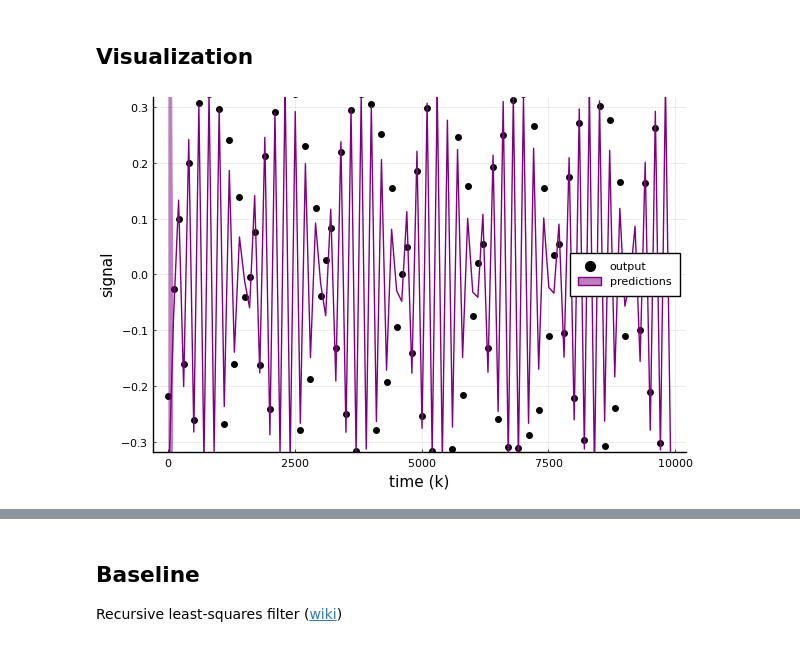
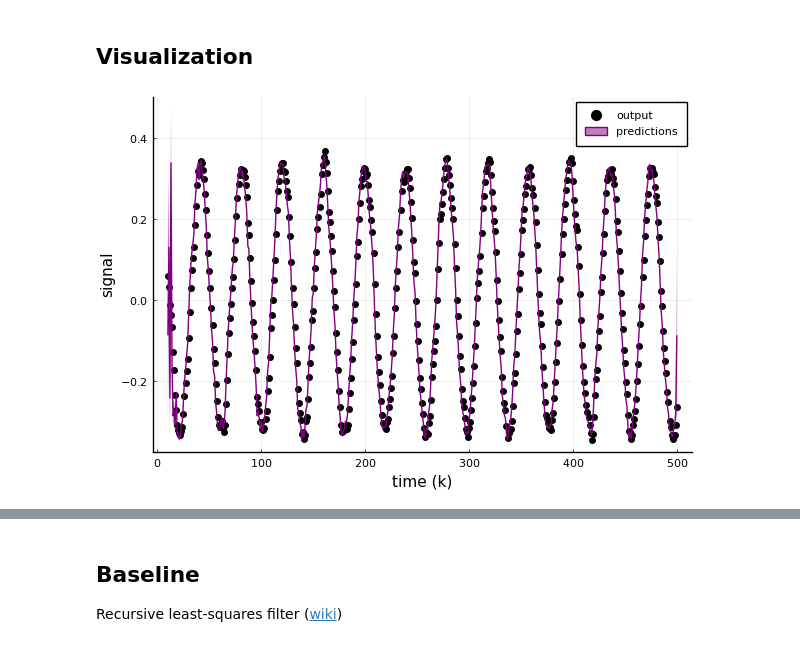
Before and after one commit to biaslab/nsi-silverbox, a Jupyter notebook: experiments-verification/experiment-NARMAX.ipynb, the cells around one changed output, grey strips where cells are left out. Saved outputs shown, nothing was run; the diff lists cells and outputs as text; code cells hidden in the pictures.

```diff
--- a/experiments-verification/experiment-NARMAX.ipynb
+++ b/experiments-verification/experiment-NARMAX.ipynb
@@ -169,11 +164,16 @@ end
 # %% [markdown]
 ## Visualization
 # %%
-tt = 100
-scatter(M:tt:T, output[M:tt:end], color="black", label="output", xlabel="time (k)", ylabel="signal", ylims=[-0.3, 0.3])
-plot!(M:tt:T, predictions[1][M+1:tt:end], ribbon=[sqrt.(predictions[2][M+1:tt:end]), sqrt.(predictions[2][M+1:tt:end])], color="purple", label="predictions")
+tt = 1
+if T > 500
+    scatter(M:tt:500, output[M:tt:500], color="black", label="output", xlabel="time (k)", ylabel="signal")
+    plot!(M:tt:500, predictions[1][M+1:tt:500], ribbon=[sqrt.(predictions[2][M+1:tt:end]), sqrt.(predictions[2][M+1:tt:end])], color="purple", label="predictions")
+else
+    scatter(M:tt:T, output[M:tt:end], color="black", label="output", xlabel="time (k)", ylabel="signal")
+    plot!(M:tt:T, predictions[1][M+1:tt:end], ribbon=[sqrt.(predictions[2][M+1:tt:end]), sqrt.(predictions[2][M+1:tt:end])], color="purple", label="predictions")
+end
 # %% [output]
-[figure, old version]
+[figure, new version]
 # %%
 tt = 10
 error = predictions[1][1:T] - output[1:T]
```
Also changed, not shown: parts of 11 cells of this notebook, 1 other file.
